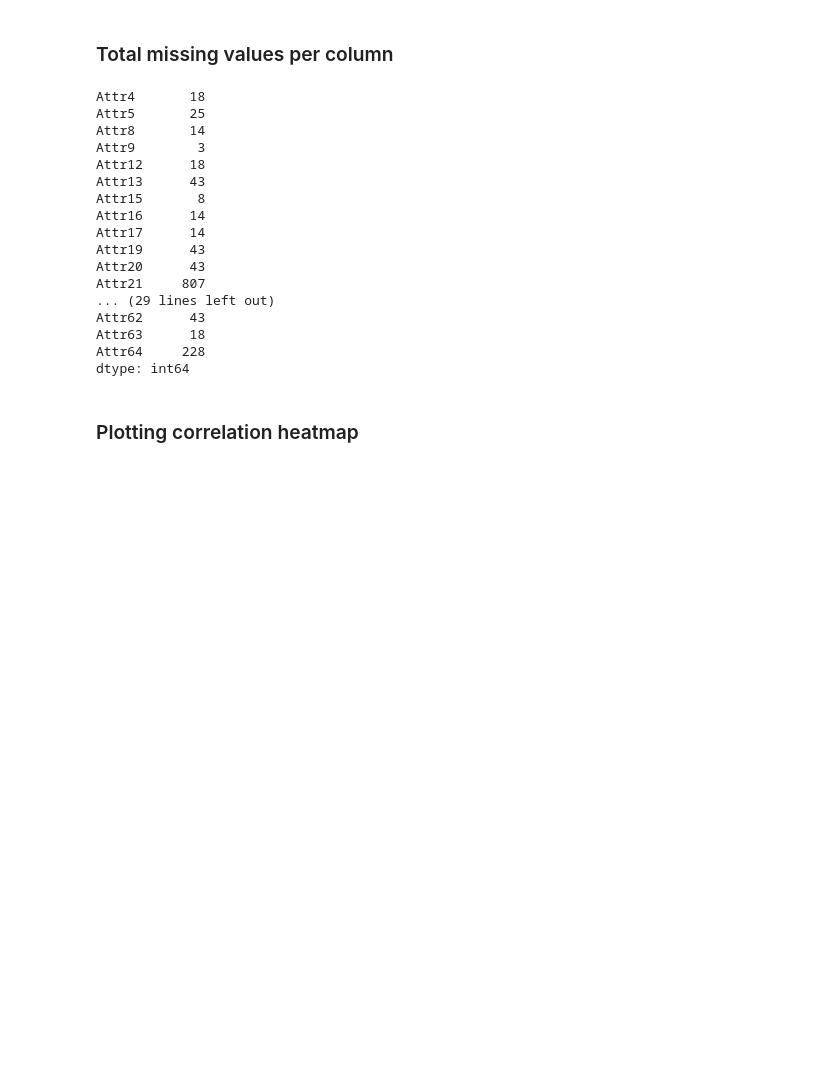
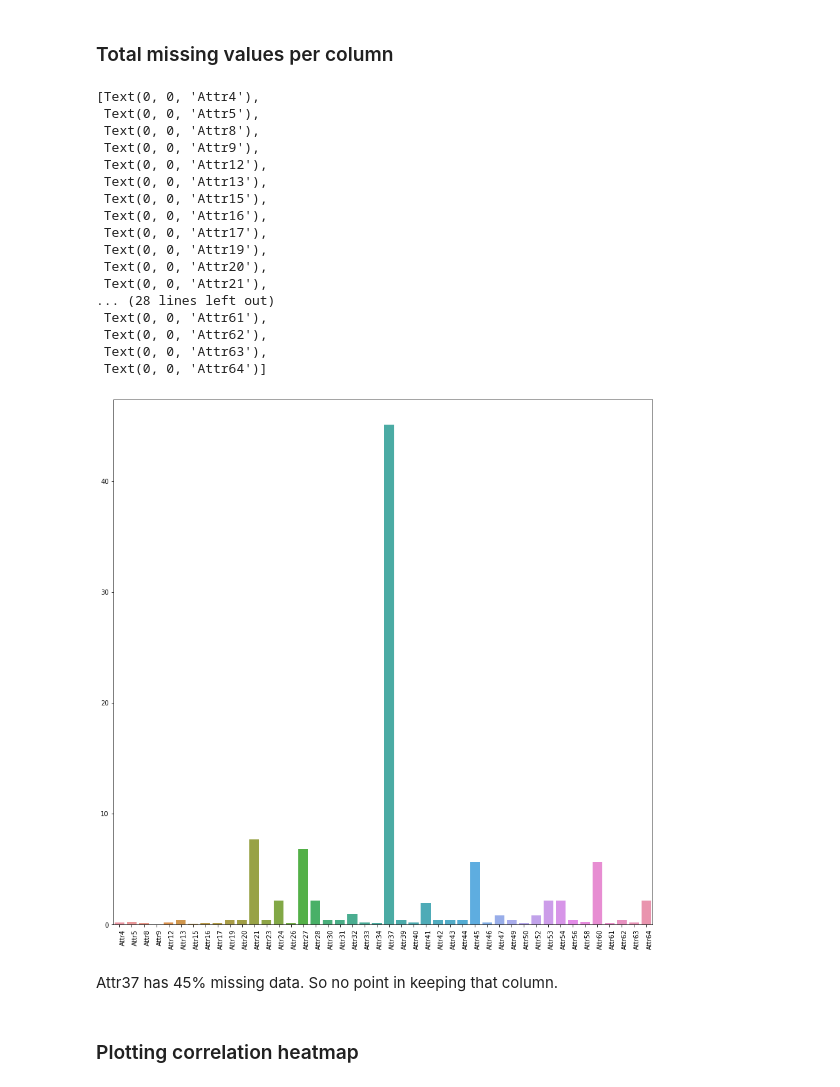
Before and after one commit to Tejas-Choudekar/ML-Project-RWTH, a Jupyter notebook: Bankruptcy-Prediction.ipynb, the cells around one changed output. Drawn from its saved outputs; the diff is of its cells as text; code cells hidden in the pictures; blank space fills up the shorter version.

```diff
--- a/Bankruptcy-Prediction.ipynb
+++ b/Bankruptcy-Prediction.ipynb
@@ -80,22 +93,27 @@ datanew = datanew.replace('', np.nan)
 # %%
 missingValues = datanew.columns[datanew.isna().any()].tolist()
 missing_values_total = pd.DataFrame(datanew, columns=missingValues).isnull().sum()
-missing_values_total
+barplt, bp_ax = plt.subplots(figsize=(15, 15))
+chart = sns.barplot(x=missingValues, y=(missing_values_total*100/len(datanew.index)).round(2), ax=bp_ax)
+chart.set_xticklabels(chart.get_xticklabels(), rotation=90, horizontalalignment='left')
 # %% [output]
-Attr4       18
-Attr5       25
-Attr8       14
-Attr9        3
-Attr12      18
-Attr13      43
-Attr15       8
-Attr16      14
-Attr17      14
-Attr19      43
-Attr20      43
-Attr21     807
-... (29 lines left out)
-Attr62      43
-Attr63      18
-Attr64     228
-dtype: int64
+[Text(0, 0, 'Attr4'),
+ Text(0, 0, 'Attr5'),
+ Text(0, 0, 'Attr8'),
+ Text(0, 0, 'Attr9'),
+ Text(0, 0, 'Attr12'),
+ Text(0, 0, 'Attr13'),
+ Text(0, 0, 'Attr15'),
+ Text(0, 0, 'Attr16'),
+ Text(0, 0, 'Attr17'),
+ Text(0, 0, 'Attr19'),
+ Text(0, 0, 'Attr20'),
+ Text(0, 0, 'Attr21'),
+... (28 lines left out)
+ Text(0, 0, 'Attr61'),
+ Text(0, 0, 'Attr62'),
+ Text(0, 0, 'Attr63'),
+ Text(0, 0, 'Attr64')]
+[figure, added]
+# %% [markdown]
+Attr37 has 45% missing data. So no point in keeping that column.
```
Also changed, not shown: parts of 65 cells of this notebook.
